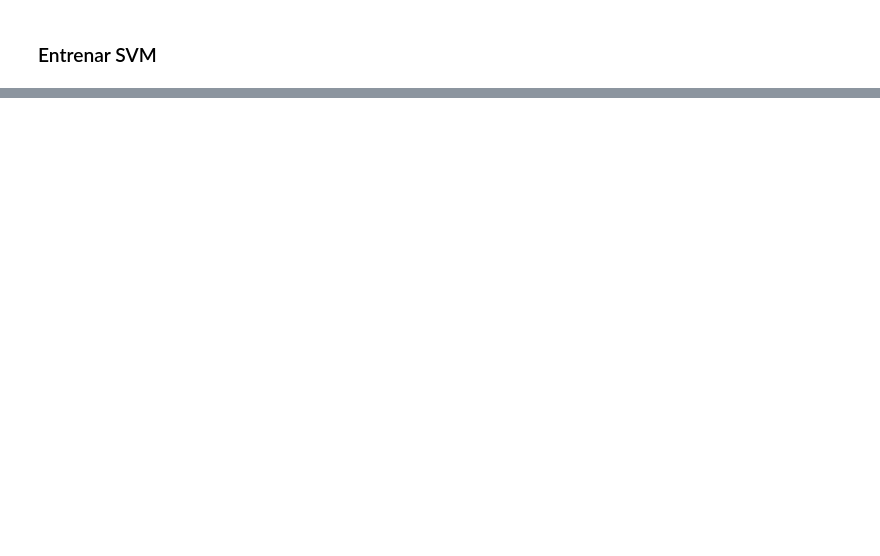
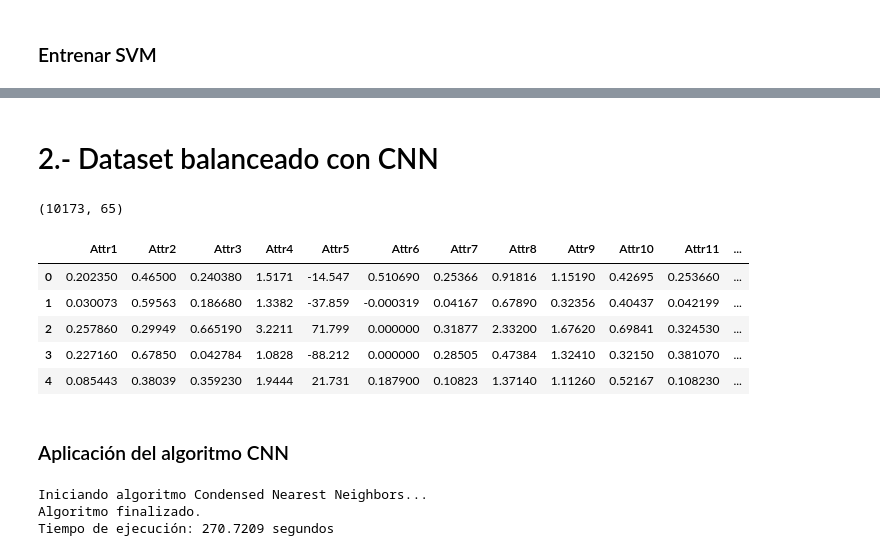
Before and after one commit to JairRamosG/T-cnicas-avanzadas-de-Clasificaci-n-de-Patrones, a Jupyter notebook: Tarea6 - Underfitting/main.ipynb, the cells around one changed output, grey strips where cells are left out. Drawn from its saved outputs; the diff is of its cells as text; code cells hidden in the pictures; blank space fills up the shorter version.

```diff
--- a/Tarea6 - Underfitting/main.ipynb
+++ b/Tarea6 - Underfitting/main.ipynb
@@ -90,0 +212,15 @@ KeyboardInterrupt:
+# %% [markdown]
+# 2.- Dataset balanceado con CNN
+# %%
+print(df.shape)
+df.head()
+# %% [output]
+(10173, 65)
+|  | Attr1 | Attr2 | Attr3 | Attr4 | Attr5 | Attr6 | Attr7 | Attr8 | Attr9 | Attr10 | Attr11 | ... |
+| 0 | 0.202350 | 0.46500 | 0.240380 | 1.5171 | -14.547 | 0.510690 | 0.25366 | 0.91816 | 1.15190 | 0.42695 | 0.253660 | ... |
+| 1 | 0.030073 | 0.59563 | 0.186680 | 1.3382 | -37.859 | -0.000319 | 0.04167 | 0.67890 | 0.32356 | 0.40437 | 0.042199 | ... |
+| 2 | 0.257860 | 0.29949 | 0.665190 | 3.2211 | 71.799 | 0.000000 | 0.31877 | 2.33200 | 1.67620 | 0.69841 | 0.324530 | ... |
+| 3 | 0.227160 | 0.67850 | 0.042784 | 1.0828 | -88.212 | 0.000000 | 0.28505 | 0.47384 | 1.32410 | 0.32150 | 0.381070 | ... |
+| 4 | 0.085443 | 0.38039 | 0.359230 | 1.9444 | 21.731 | 0.187900 | 0.10823 | 1.37140 | 1.11260 | 0.52167 | 0.108230 | ... |
+# %% [markdown]
+### Aplicación del algoritmo CNN
@@ -90,0 +230,11 @@ KeyboardInterrupt:
+# %%
+inicio = time.time()
+print('Iniciando algoritmo Condensed Nearest Neighbors...')
+df_cnn = CNN(X, y)
+final = time.time()
+print('Algoritmo finalizado.')
+print(f'Tiempo de ejecución: {round(final - inicio, 4)} segundos')
+# %% [output]
+Iniciando algoritmo Condensed Nearest Neighbors...
+Algoritmo finalizado.
+Tiempo de ejecución: 270.7209 segundos
```
Also changed, not shown: parts of 26 cells of this notebook, 4 other files.
